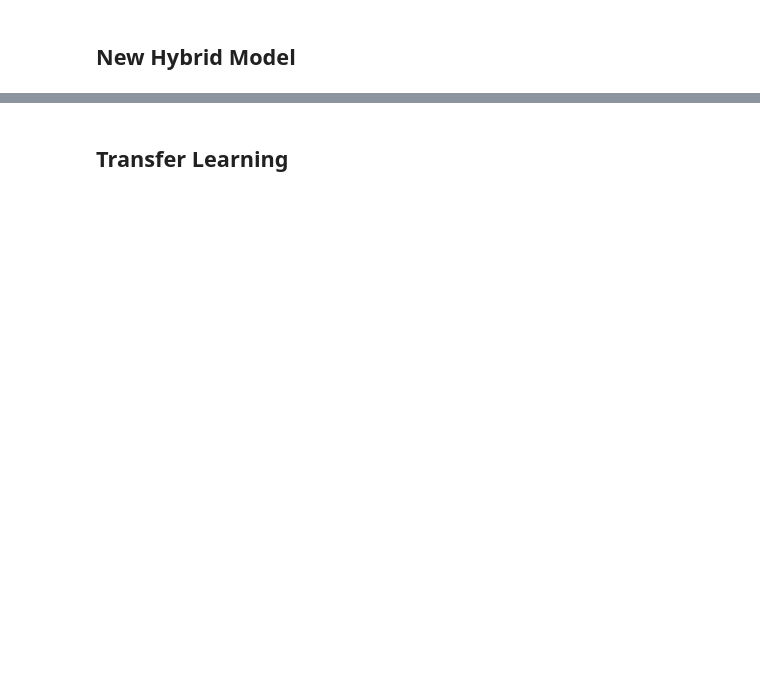
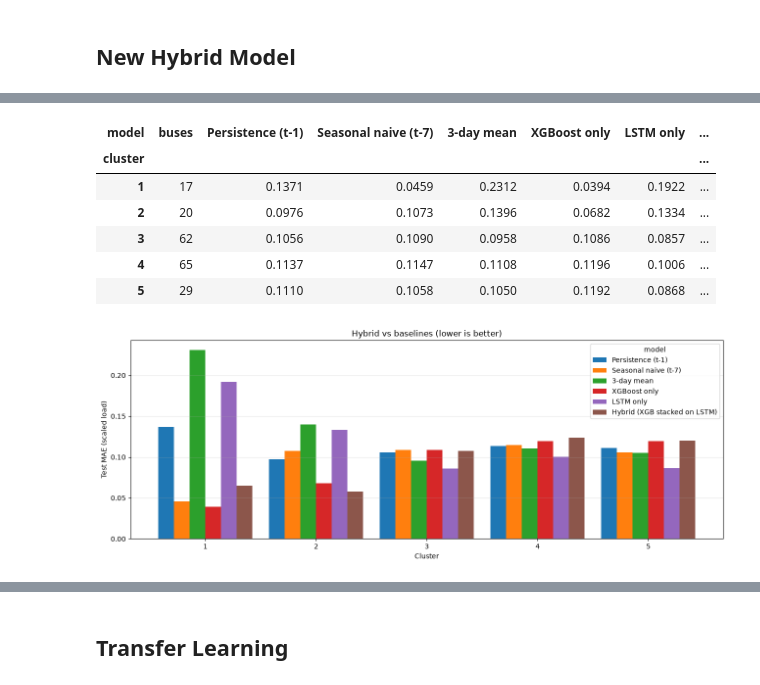
Before and after one commit to nnr2611/Residential-Energy-Forecasting-LSTM-XGBoost-hybrid-model, a Jupyter notebook: IowaState.ipynb, the cells around one changed output, grey strips where cells are left out. Drawn from its saved outputs; the diff is of its cells as text; code cells hidden in the pictures; blank space fills up the shorter version.

```diff
--- a/IowaState.ipynb
+++ b/IowaState.ipynb
@@ -463,0 +565,60 @@ plot_all_cluster_predictions(all_cluster_results)
+# %%
+def evaluate_with_baselines(cluster_dataframes, all_cluster_results, trained_models):
+    """Score every model against naive forecasts on the exact same test days, in the same scaled units."""
+    rows = []
+    for cid, res in sorted(all_cluster_results.items()):
+        r = res[0]
+        scaled = trained_models[cid]['prep']['scaled']   # series scaled with the training-only scaler
+        test_dates, y = r['test_dates'], r['y_test']
+
+        forecasts = {
+            'Persistence (t-1)': scaled.shift(1).loc[test_dates].values,
+            'Seasonal naive (t-7)': scaled.shift(7).loc[test_dates].values,
+            '3-day mean': scaled.shift(1).rolling(3).mean().loc[test_dates].values,
+            'XGBoost only': r['xgb_only_preds'],
+            'LSTM only': r['lstm_preds'],
+            'Hybrid (XGB stacked on LSTM)': r['final_preds'],
+        }
+        for name, pred in forecasts.items():
+            s = score(y, pred)
+            rows.append({
+                'cluster': cid,
+                'buses': cluster_dataframes[cid].shape[1],
+                'model': name,
+                'MAE': s['mae'],
+                'RMSE': s['rmse'],
+                'sMAPE': s['smape'],
+            })
+    return pd.DataFrame(rows)
+
+baseline_results = evaluate_with_baselines(cluster_dataframes, all_cluster_results, trained_models)
+
+# One row per cluster, one column per model (MAE)
+model_cols = ['Persistence (t-1)', 'Seasonal naive (t-7)', '3-day mean',
+              'XGBoost only', 'LSTM only', 'Hybrid (XGB stacked on LSTM)']
+mae_table = baseline_results.pivot(index='cluster', columns='model', values='MAE')[model_cols]
+mae_table.insert(0, 'buses', baseline_results.groupby('cluster')['buses'].first())
+naive_cols = ['Persistence (t-1)', 'Seasonal naive (t-7)', '3-day mean']
+mae_table['best naive'] = mae_table[naive_cols].min(axis=1)
+mae_table['hybrid beats best naive?'] = mae_table['Hybrid (XGB stacked on LSTM)'] < mae_table['best naive']
+mae_table['hybrid beats LSTM only?'] = mae_table['Hybrid (XGB stacked on LSTM)'] < mae_table['LSTM only']
+display(mae_table.round(4))
+
+# Bar chart: MAE per cluster for every model
+ax = mae_table[model_cols].plot.bar(figsize=(13, 5), width=0.85)
+ax.set_ylabel('Test MAE (scaled load)')
+ax.set_xlabel('Cluster')
+ax.set_title('Hybrid vs baselines (lower is better)')
+ax.grid(axis='y', alpha=0.3)
+plt.xticks(rotation=0)
+plt.tight_layout()
+plt.show()
+# %% [output]
+| model | buses | Persistence (t-1) | Seasonal naive (t-7) | 3-day mean | XGBoost only | LSTM only | ... |
+| cluster |  |  |  |  |  |  | ... |
+| 1 | 17 | 0.1371 | 0.0459 | 0.2312 | 0.0394 | 0.1922 | ... |
+| 2 | 20 | 0.0976 | 0.1073 | 0.1396 | 0.0682 | 0.1334 | ... |
+| 3 | 62 | 0.1056 | 0.1090 | 0.0958 | 0.1086 | 0.0857 | ... |
+| 4 | 65 | 0.1137 | 0.1147 | 0.1108 | 0.1196 | 0.1006 | ... |
+| 5 | 29 | 0.1110 | 0.1058 | 0.1050 | 0.1192 | 0.0868 | ... |
+[figure, added]
```
Also changed, not shown: parts of 20 cells of this notebook, 3 other files.
